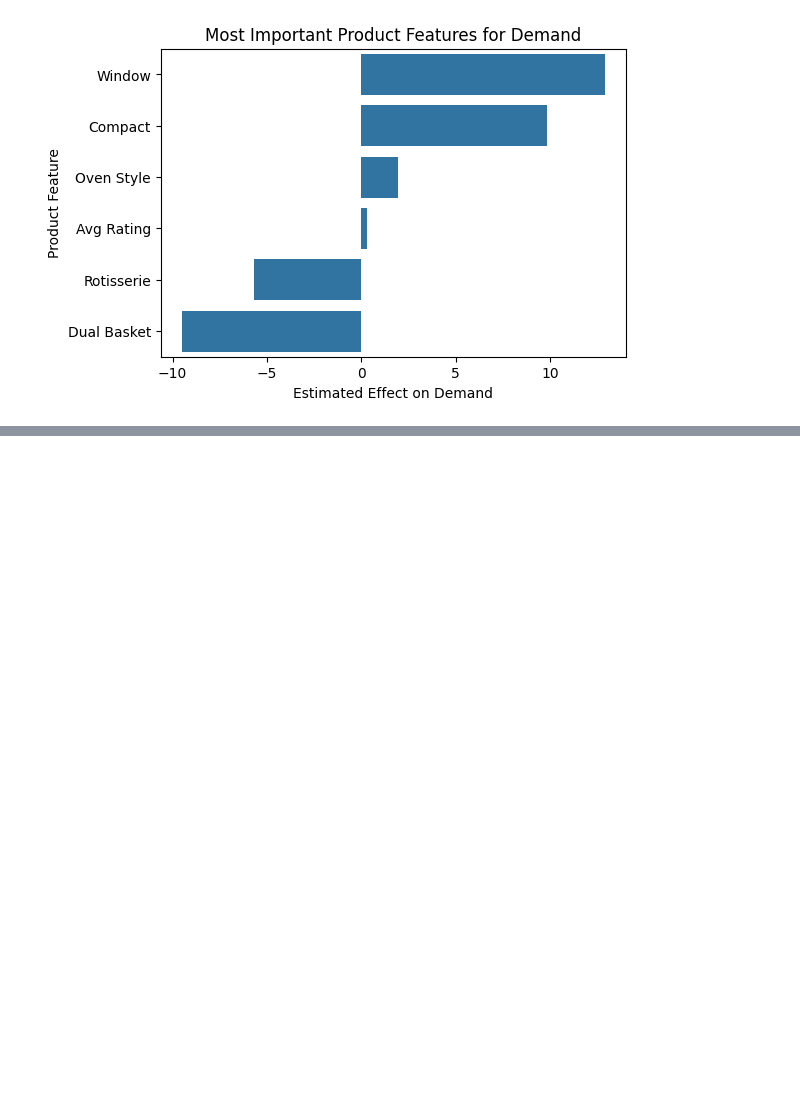
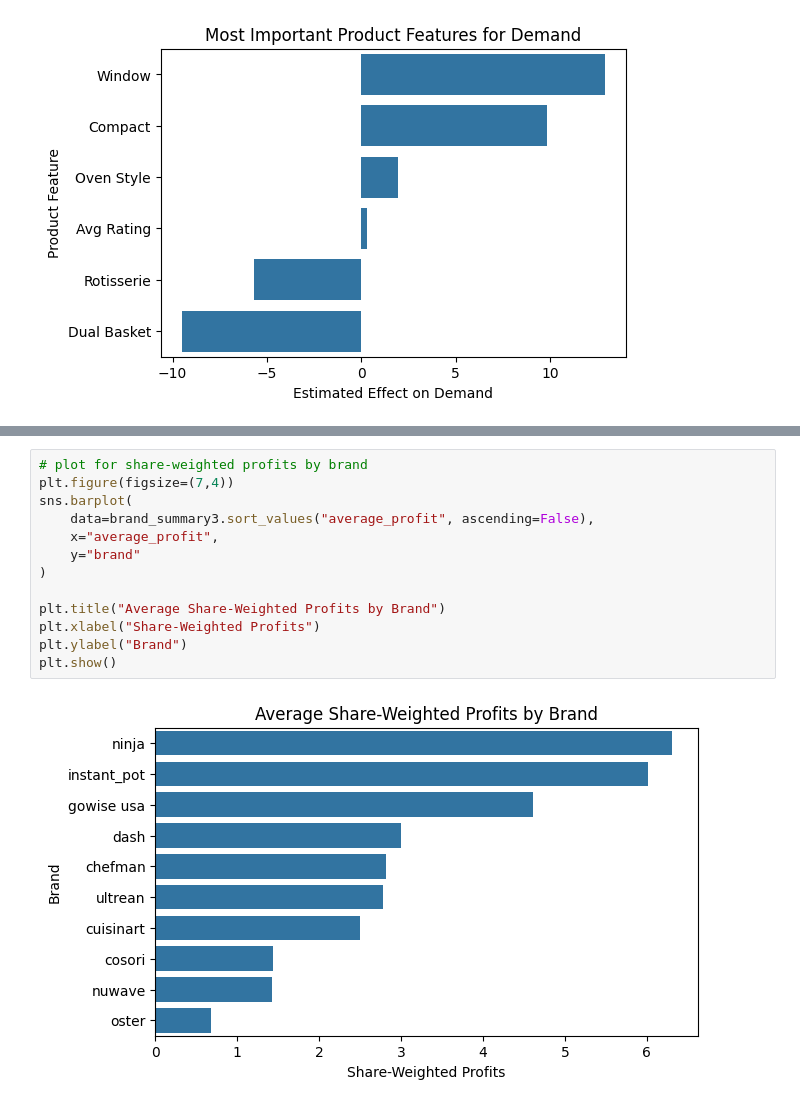
Before and after one commit to MadelineHeathh/ds3021finalproject, a Jupyter notebook: demand_estimation_lab.ipynb, the cells around one changed output, grey strips where cells are left out. Saved outputs shown, nothing was run; the diff lists cells and outputs as text; blank space fills up the shorter version.

```diff
--- a/demand_estimation_lab.ipynb
+++ b/demand_estimation_lab.ipynb
@@ -543,0 +576,15 @@ plt.show()
+# %%
+# plot for share-weighted profits by brand
+plt.figure(figsize=(7,4))
+sns.barplot(
+    data=brand_summary3.sort_values("average_profit", ascending=False),
+    x="average_profit",
+    y="brand"
+)
+
+plt.title("Average Share-Weighted Profits by Brand")
+plt.xlabel("Share-Weighted Profits")
+plt.ylabel("Brand")
+plt.show()
+# %% [output]
+[figure, added]
```
Also changed, not shown: parts of 3 cells of this notebook.
